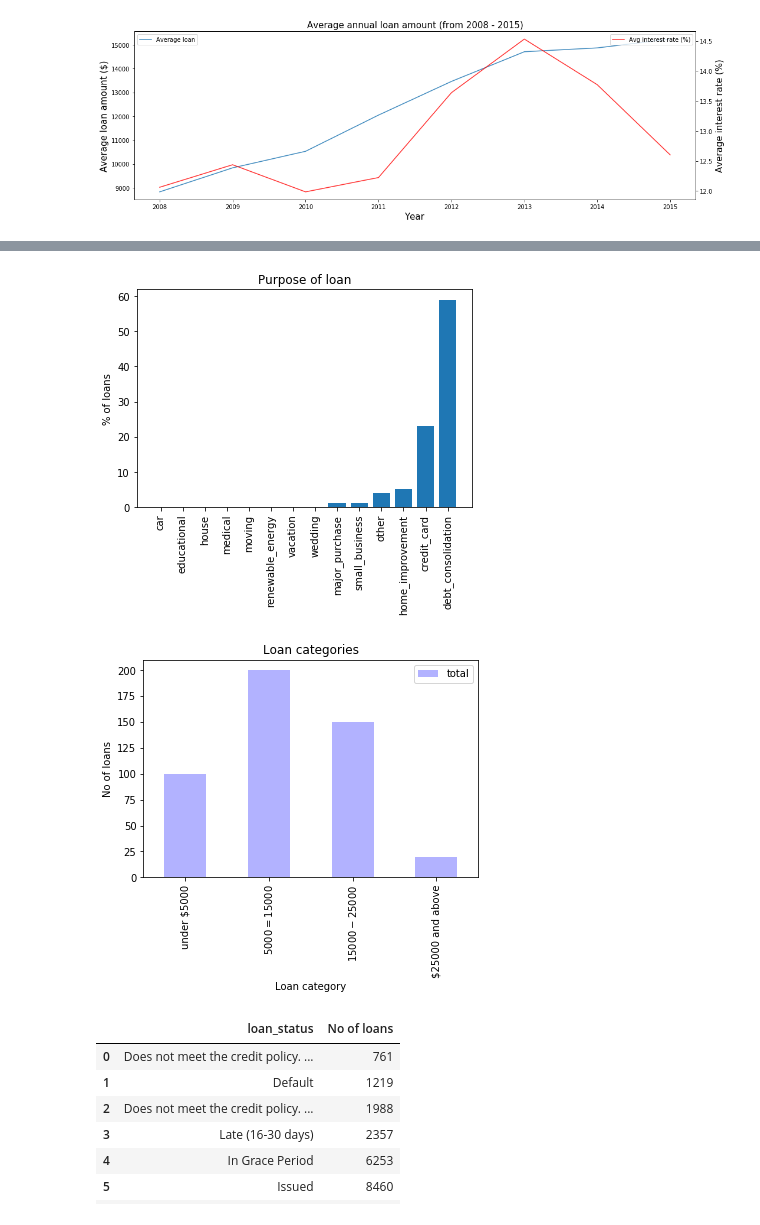
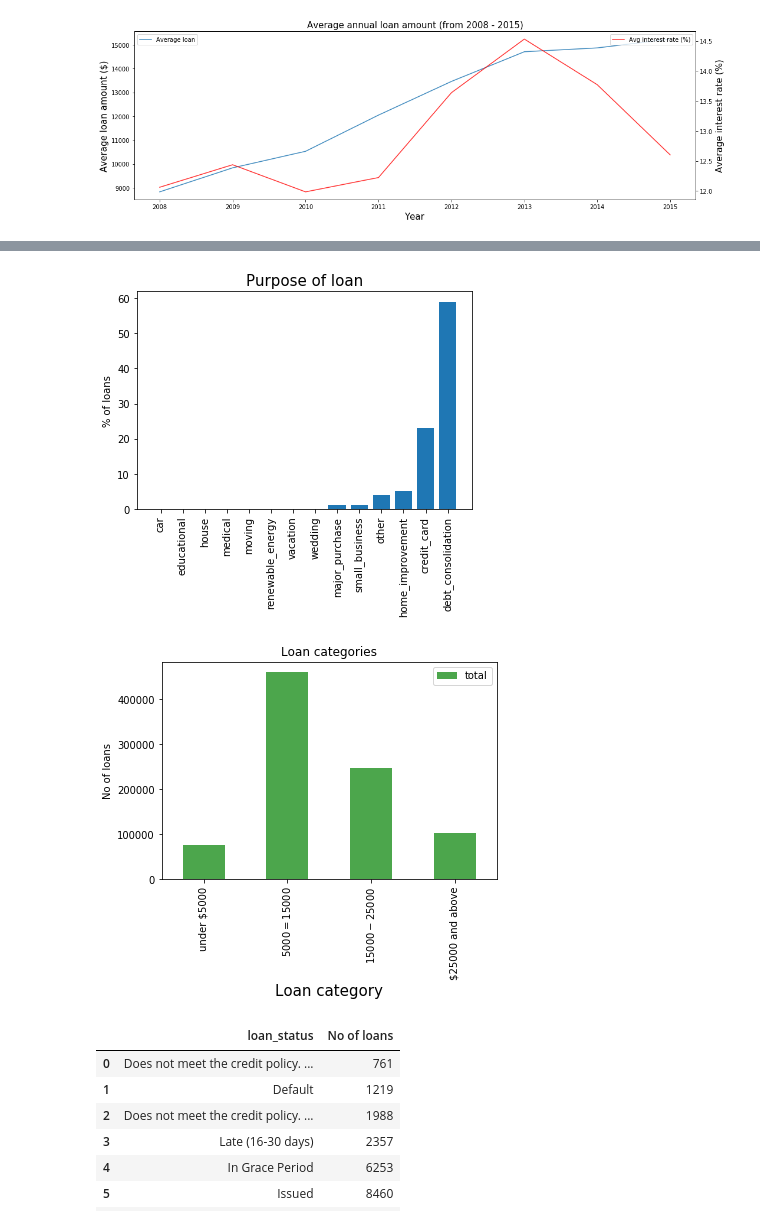
Before and after one commit to manieshablakey/loan-assessment-model, a Jupyter notebook: loan-credit.ipynb, the cells around one changed output, grey strips where cells are left out. Cells and saved outputs as stored; diff of their text form; code cells hidden in the pictures.

```diff
--- a/loan-credit.ipynb
+++ b/loan-credit.ipynb
@@ -72,22 +93,22 @@ purpose_cat = np.arange(len(x_purpose))
 plt.bar(x_purpose, y_perct)
 plt.xticks(purpose_cat, x_purpose, rotation=90)
 plt.ylabel("% of loans")
-plt.title("Purpose of loan")
+plt.title("Purpose of loan", fontsize=15)
 plt.show()
 # %% [output]
-[figure, old version]
+[figure, new version]
 # %%
 #loan amount categories
 lf = pd.read_csv("output/loan-cat.csv")
-lf = pd.DataFrame({"loan_amount": [1, 2, 3, 4], "total" : [100, 200, 150, 20]})
+lf = pd.DataFrame({"loan_amount": [1, 2, 3, 4], "total" : [75513, 460027, 248174, 103669]})
 lf["loan_amount"] = lf["loan_amount"].replace({1: "under $5000", 2: "$5000 = $15000", 3: "$15000 - $25000", 4: "$25000 and above"})
-lf.plot(kind="bar", x="loan_amount", y="total", color="b", alpha=0.3)
+lf.plot(kind="bar", x="loan_amount", y="total", color="g", alpha=0.7)
 
-plt.xlabel('Loan category')
+plt.xlabel('Loan category', fontsize=15)
 plt.ylabel('No of loans')
 plt.title('Loan categories')
 plt.show()
 # %% [output]
-[figure, old version]
+[figure, new version]
 # %%
 # status of loans
```
Also changed, not shown: parts of 121 cells of this notebook.
